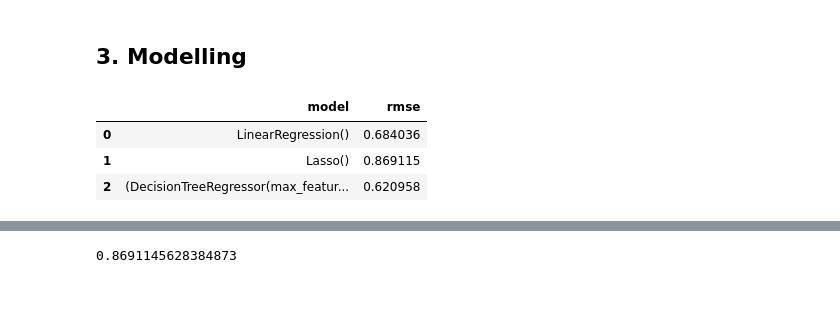
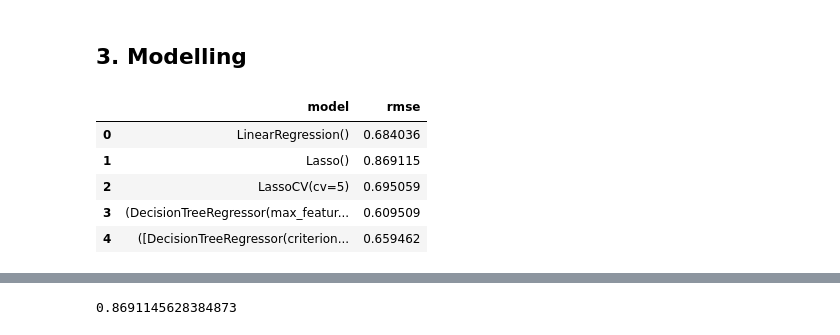
Before and after one commit to marcozan93/wine_quality_ml, a Jupyter notebook: notebook_predictions.ipynb, the cells around one changed output, grey strips where cells are left out. Drawn from its saved outputs; the diff is of its cells as text; code cells hidden in the pictures; blank space fills up the shorter version.

```diff
--- a/notebook_predictions.ipynb
+++ b/notebook_predictions.ipynb
@@ -49,20 +48,22 @@ X_train, X_test, y_train, y_test = train_test_split(features, target,
 # %% [markdown]
 ## 3. Modelling
 # %%
-models = [LinearRegression(), Lasso(), RandomForestRegressor()]
+models = [LinearRegression(), Lasso(), LassoCV(cv=5), RandomForestRegressor(), GradientBoostingRegressor()]
 
 results = []
 for model in models:
     model.fit(X_train, y_train)
     preds = model.predict(X_test)
 
     rmse = np.sqrt(np.mean((y_test - preds)**2))
     results.append({"model": model, "rmse": rmse})
 
 results_df = pd.DataFrame(results)
 results_df
 # %% [output]
 |  | model | rmse |
 | 0 | LinearRegression() | 0.684036 |
 | 1 | Lasso() | 0.869115 |
-| 2 | (DecisionTreeRegressor(max_featur... | 0.620958 |
+| 2 | LassoCV(cv=5) | 0.695059 |
+| 3 | (DecisionTreeRegressor(max_featur... | 0.609509 |
+| 4 | ([DecisionTreeRegressor(criterion... | 0.659462 |
```
Also changed, not shown: parts of 9 cells of this notebook.
